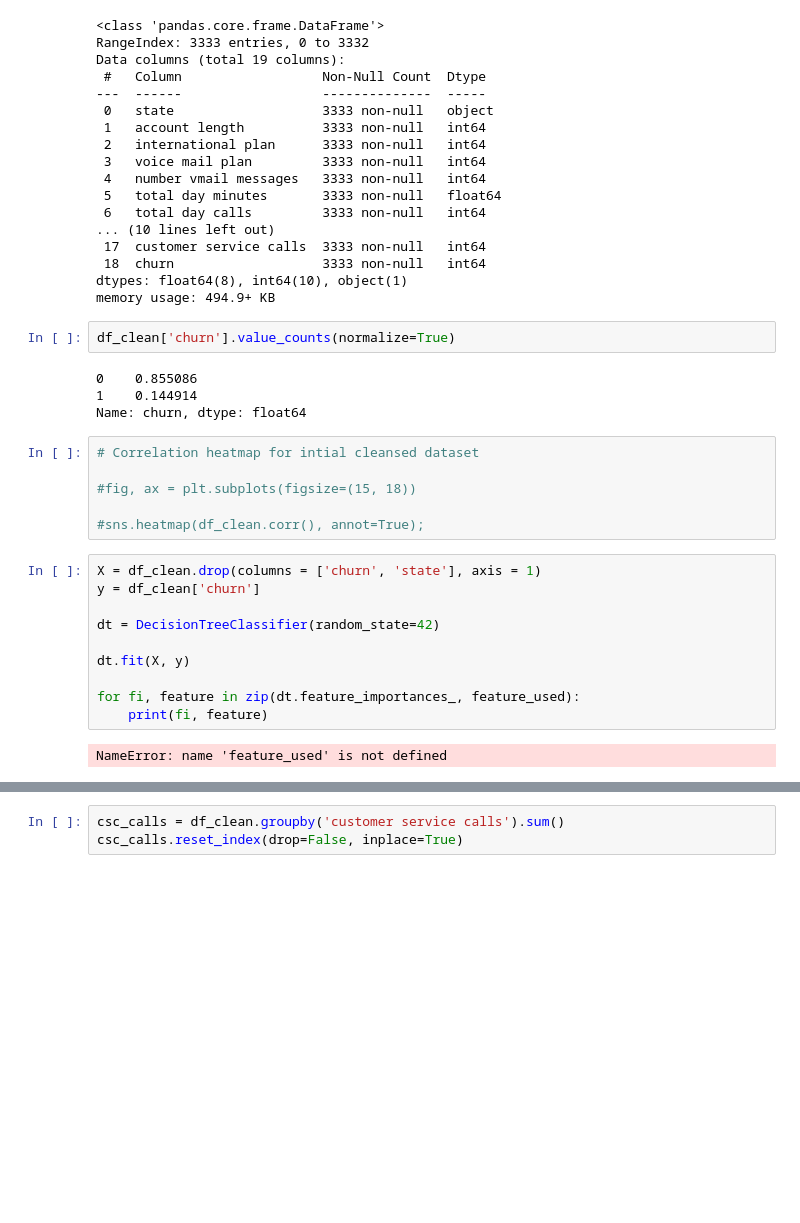
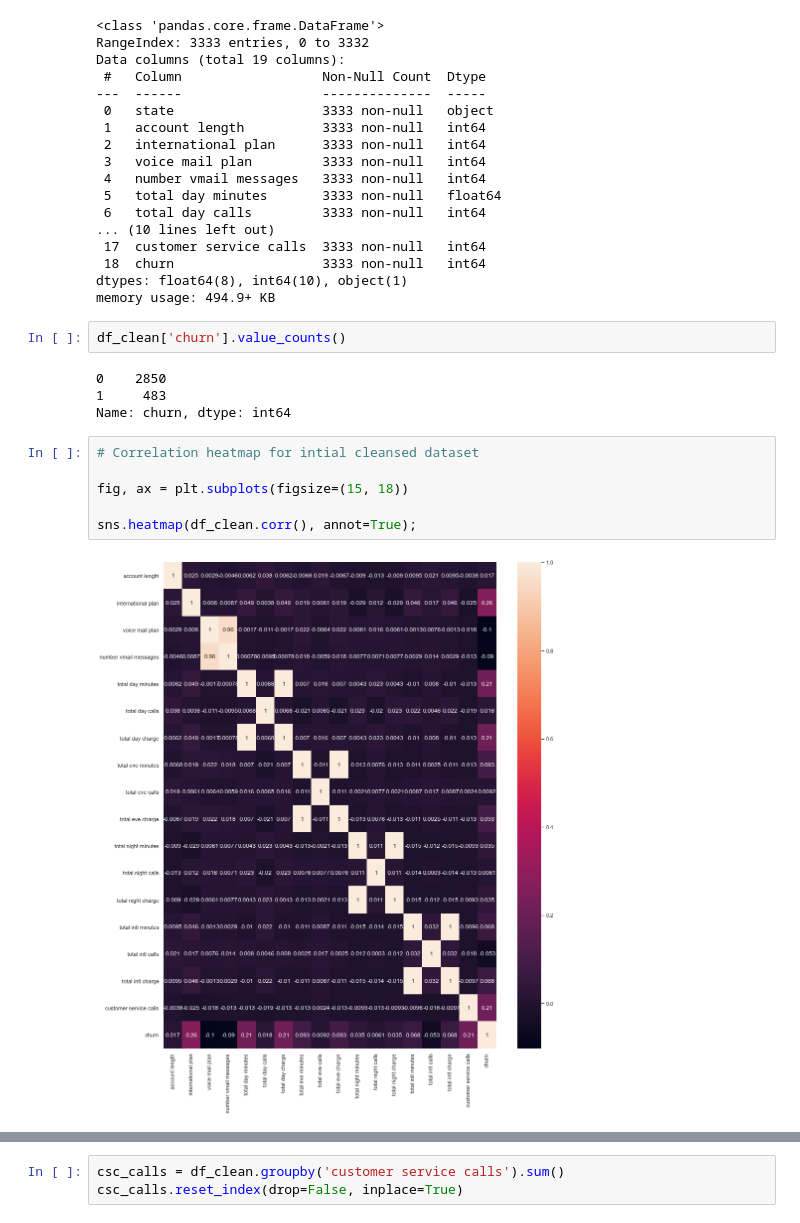
Before and after one commit to jswec/Phase-3-Project, a Jupyter notebook: Paul.ipynb, the cells around one changed output, grey strips where cells are left out. Drawn from its saved outputs; the diff is of its cells as text; blank space fills up the shorter version.

```diff
--- a/Paul.ipynb
+++ b/Paul.ipynb
@@ -101,29 +106,19 @@ Data columns (total 19 columns):
 dtypes: float64(8), int64(10), object(1)
 memory usage: 494.9+ KB
 # %%
-df_clean['churn'].value_counts(normalize=True)
+df_clean['churn'].value_counts()
 # %% [output]
-0    0.855086
-1    0.144914
-Name: churn, dtype: float64
+0    2850
+1     483
+Name: churn, dtype: int64
 # %%
 # Correlation heatmap for intial cleansed dataset
 
-#fig, ax = plt.subplots(figsize=(15, 18))
+fig, ax = plt.subplots(figsize=(15, 18))
 
-#sns.heatmap(df_clean.corr(), annot=True);
+sns.heatmap(df_clean.corr(), annot=True);
+# %% [output]
+[figure, added]
-# %%
-X = df_clean.drop(columns = ['churn', 'state'], axis = 1)
-y = df_clean['churn']
-
-dt = DecisionTreeClassifier(random_state=42)
-
-dt.fit(X, y)
-
-for fi, feature in zip(dt.feature_importances_, feature_used):
-    print(fi, feature)
-# %% [output]
-NameError: name 'feature_used' is not defined
 # %%
 # Separate data into feature and target DataFrames
 X = df_clean.drop(columns = ['churn', 'state'], axis = 1)
```
Also changed, not shown: parts of 22 cells of this notebook.
